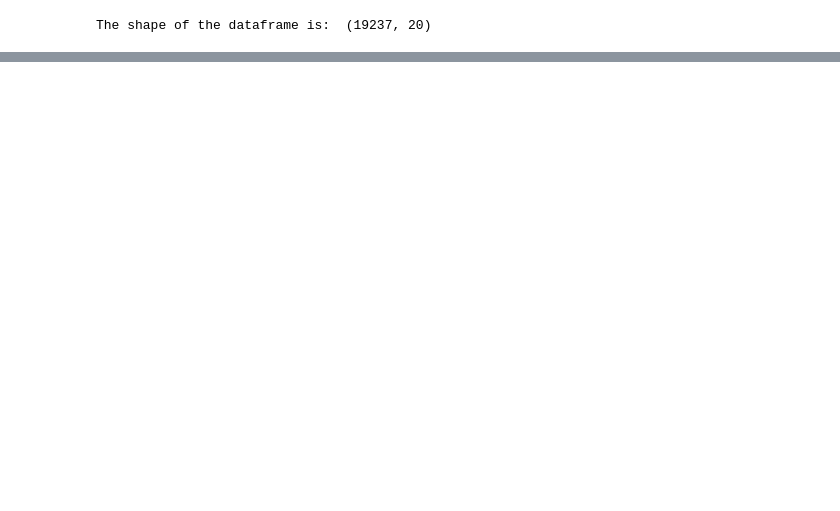
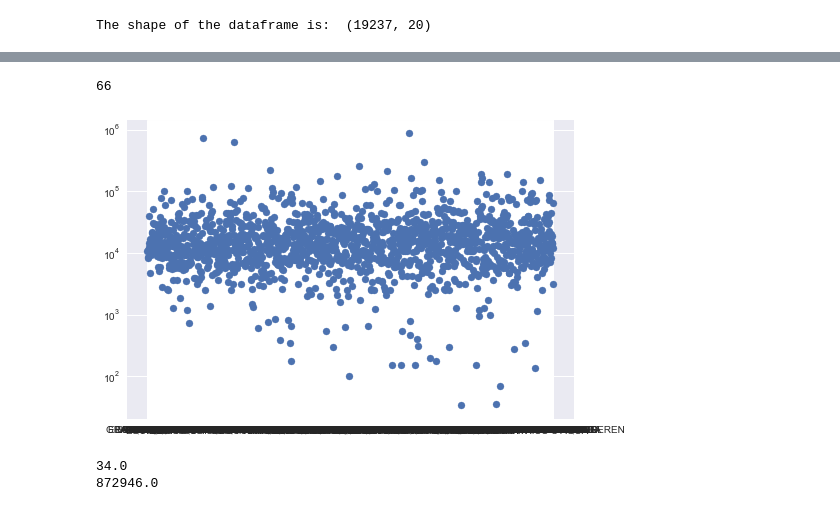
Before and after one commit to addsandwich/2022-msaai-500-final-project, a Jupyter notebook: notebooks/IQR-Attempt.ipynb, the cells around one changed output, grey strips where cells are left out. Cells and saved outputs as stored; diff of their text form; code cells hidden in the pictures; blank space fills up the shorter version.

```diff
--- a/notebooks/IQR-Attempt.ipynb
+++ b/notebooks/IQR-Attempt.ipynb
@@ -105,0 +141,34 @@ data.to_csv('C:/Users/chris/Documents/School/Masters/zz_GIT/2022-msaai-500-final
+# %%
+thing = data2.Manufacturer.unique()
+len(thing)
+# %% [output]
+66
+# %%
+data2 = data
+data_types = {}
+data_types['Price'] = 'int32'
+data2 = data.astype(data_types)
+categoryarray = data2.Model.unique()
+pricemeanarray = []
+pricesdarray = []
+for x in categoryarray:
+    comm = "Model == '"+x+"'"
+    df2 = data2.query(comm)
+    price = df2['Price']
+    mean = price.mean()
+    sd = price.std()
+    pricemeanarray.append(round(mean,2))
+    pricesdarray.append(round(sd,2))
+# %%
+fig, ax = plt.subplots()
+ax.scatter(categoryarray,pricemeanarray)
+ax.set_yscale('log')
+# %% [output]
+[figure, added]
+# %%
+npArray = np.array(pricemeanarray)
+print(npArray.min())
+print(npArray.max())
+# %% [output]
+34.0
+872946.0
```
Also changed, not shown: parts of 17 cells of this notebook, 3 other files.
